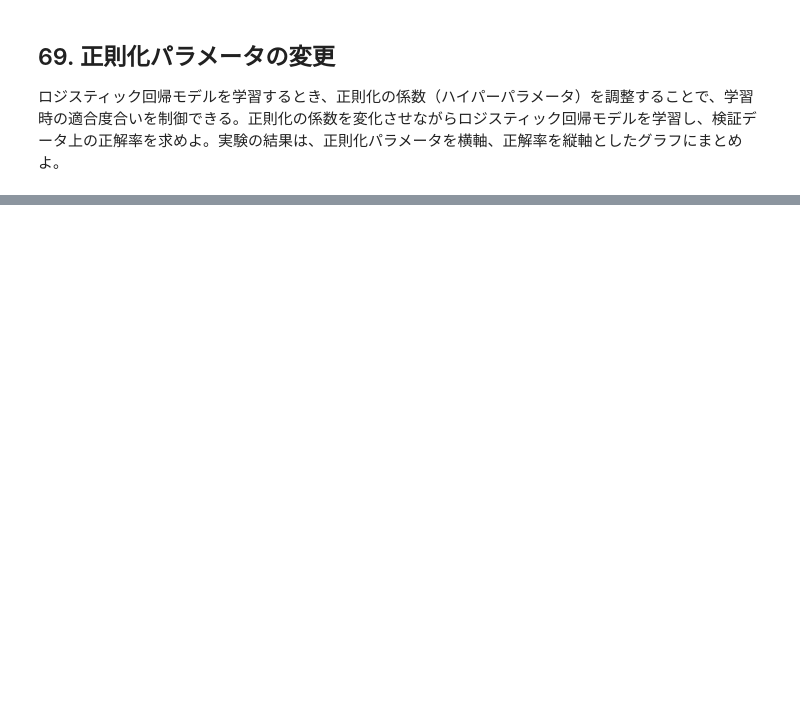
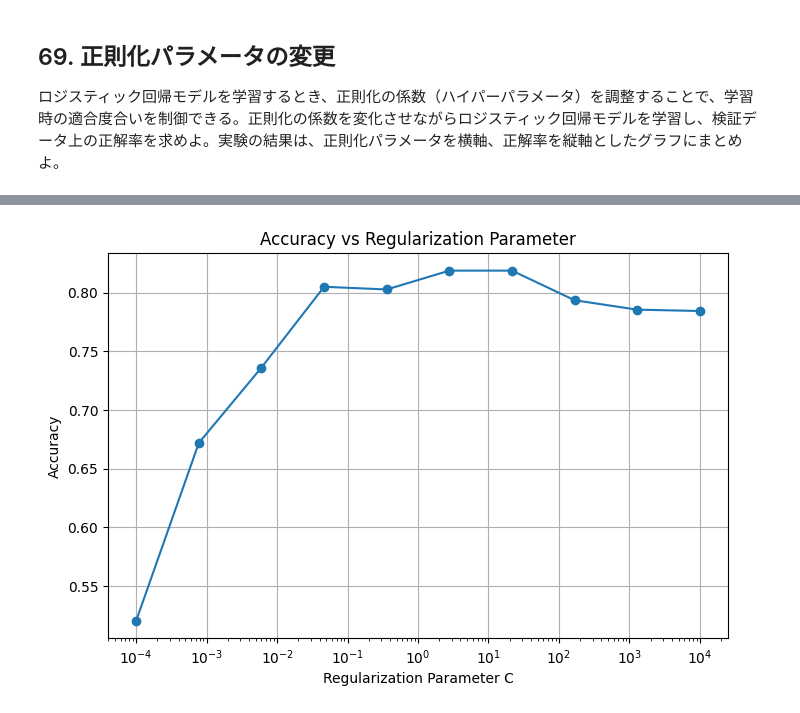
Before and after one commit to TakayaMurakami-2026/2026, a Jupyter notebook: ja/ch07.ipynb, the cells around one changed output, grey strips where cells are left out. Drawn from its saved outputs; the diff is of its cells as text; code cells hidden in the pictures; blank space fills up the shorter version.

```diff
--- a/ja/ch07.ipynb
+++ b/ja/ch07.ipynb
@@ -201,3 +234,22 @@ for label, prob in zip(labels, probs):
 ## 66. 混同行列の作成
 
 学習したロジスティック回帰モデルの検証データにおける混同行列（confusion matrix）を求めよ。
+# %%
+from sklearn.metrics import confusion_matrix
+from sklearn.metrics import ConfusionMatrixDisplay
+import matplotlib.pyplot as plt
+
+# 検証データの特徴量と正解ラベル
+X_valid = [data["feature"] for data in dev_data]
+y_valid = [data["label"] for data in dev_data]
+
+# ベクトル化
+X_valid_vec = vectorizer.transform(X_valid)
+
+# 予測
+y_pred = model.predict(X_valid_vec)
+
+# 混同行列
+cm = confusion_matrix(y_valid, y_pred)
+
+print(cm)
@@ -213,3 +355,56 @@ for label, prob in zip(labels, probs):
 ## 69. 正則化パラメータの変更
 
 ロジスティック回帰モデルを学習するとき、正則化の係数（ハイパーパラメータ）を調整することで、学習時の適合度合いを制御できる。正則化の係数を変化させながらロジスティック回帰モデルを学習し、検証データ上の正解率を求めよ。実験の結果は、正則化パラメータを横軸、正解率を縦軸としたグラフにまとめよ。
+# %%
+from sklearn.linear_model import LogisticRegression
+from sklearn.metrics import accuracy_score
+import matplotlib.pyplot as plt
+import numpy as np
+
+#検証データ
+X_valid = [data["feature"] for data in dev_data]
+y_valid = [data["label"] for data in dev_data]
+
+X_valid_vec = vectorizer.transform(X_valid)
+
+#正則化係数
+C_values = np.logspace(-4, 4, 10)
+
+accuracies = []
+
+for C in C_values:
+
+    # ロジスティック回帰
+    model = LogisticRegression(
+        C=C,
+        max_iter=1000
+    )
+
+    # 学習
+    model.fit(X_train_vec, y_train)
+
+    # 予測
+    y_pred = model.predict(X_valid_vec)
+
+    # 正解率
+    acc = accuracy_score(y_valid, y_pred)
+
+    accuracies.append(acc)
+
+    print(f"C={C:.4f}  Accuracy={acc:.4f}")
+
+#グラフ
+plt.figure(figsize=(8, 5))
+
+plt.plot(C_values, accuracies, marker="o")
+
+plt.xscale("log")
+
+plt.xlabel("Regularization Parameter C")
+plt.ylabel("Accuracy")
+plt.title("Accuracy vs Regularization Parameter")
+
+plt.grid(True)
+
+plt.show()
+# %% [output]
@@ -215,0 +421 @@ for label, prob in zip(labels, probs):
+[figure, added]
```
Also changed, not shown: parts of 6 cells of this notebook.
